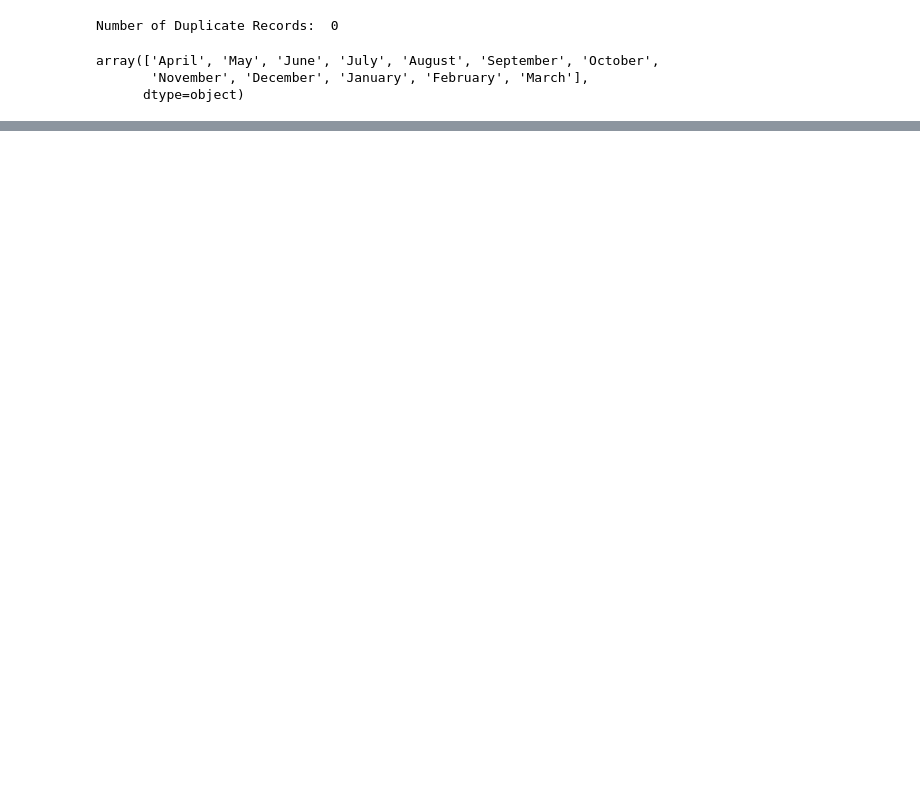
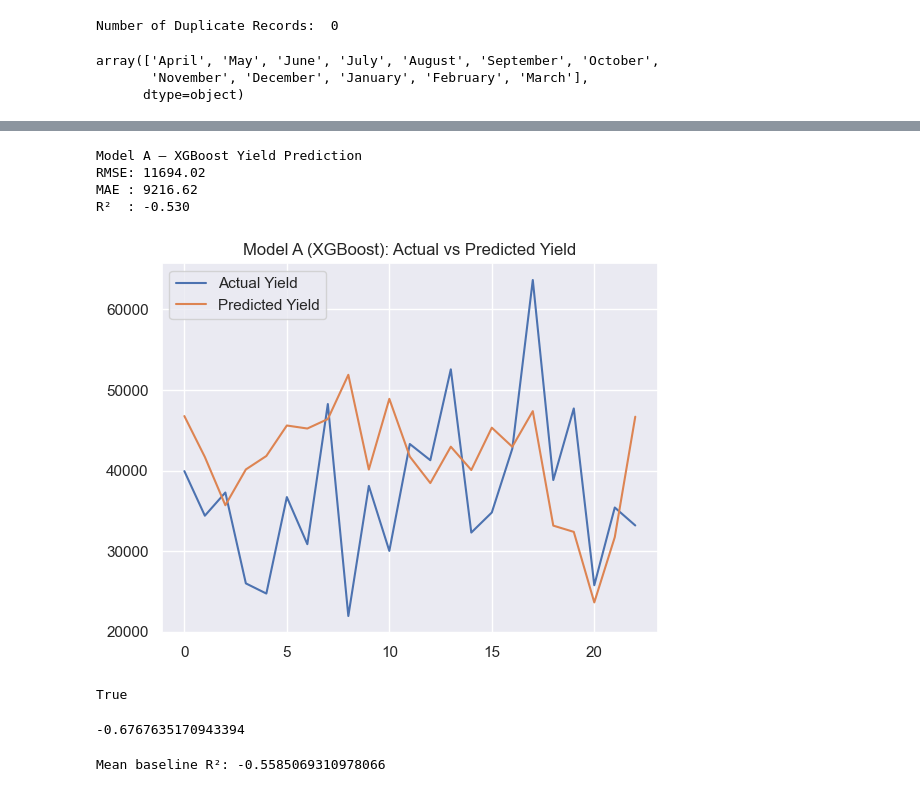
Before and after one commit to Akshatha7710/smart-tea-estate-management-system, a Jupyter notebook: Notebooks/productivity_prediction.ipynb, the cells around one changed output, grey strips where cells are left out. Cells and saved outputs as stored; diff of their text form; code cells hidden in the pictures; blank space fills up the shorter version.

Commit message:
Trained an XGBoost Model

```diff
--- a/Notebooks/productivity_prediction.ipynb
+++ b/Notebooks/productivity_prediction.ipynb
@@ -169,0 +305,25 @@ plt.show()
+# %%
+features = ['rainfall','wet_days','temperature_T2M','irradiance_SW_DWN','total_workforce','female_workforceRatio','yield_lag_1','yield_lag_2','yield_lag_3','rainfall_lag_1']
+
+target = ['yield']
+X=df[features]
+Y=df[target]
+# %%
+split_idx=int(len(df)*0.8)
+x_train = X.iloc[:split_idx]
+y_train = Y.iloc[:split_idx]
+
+x_test = X.iloc[split_idx:]
+y_test = Y.iloc[split_idx:]
+# %%
+xgb_model = XGBRegressor(
+    n_estimators=300,
+    max_depth=4,
+    learning_rate=0.05,
+    subsample=0.8,
+    colsample_bytree=0.8,
+    objective="reg:squarederror",
+    random_state=42
+)
+
+xgb_model.fit(x_train, y_train)
@@ -169,0 +342,45 @@ plt.show()
+# %%
+y_pred = xgb_model.predict(x_test)
+
+rmse = np.sqrt(mean_squared_error(y_test, y_pred))
+mae  = mean_absolute_error(y_test, y_pred)
+r2   = r2_score(y_test, y_pred)
+
+print("Model A — XGBoost Yield Prediction")
+print(f"RMSE: {rmse:.2f}")
+print(f"MAE : {mae:.2f}")
+print(f"R²  : {r2:.3f}")
+# %% [output]
+Model A — XGBoost Yield Prediction
+RMSE: 11694.02
+MAE : 9216.62
+R²  : -0.530
+# %%
+plt.figure()
+plt.plot(y_test.values, label="Actual Yield")
+plt.plot(y_pred, label="Predicted Yield")
+plt.legend()
+plt.title("Model A (XGBoost): Actual vs Predicted Yield")
+plt.show()
+# %% [output]
+[figure, added]
+# %%
+x_train.index.equals(y_train.index)
+x_test.index.equals(y_test.index)
+# %% [output]
+True
+# %%
+from sklearn.linear_model import LinearRegression
+
+lr = LinearRegression()
+lr.fit(x_train, y_train)
+pred = lr.predict(x_test)
+
+print(r2_score(y_test, pred))
+# %% [output]
+-0.6767635170943394
+# %%
+mean_pred = np.repeat(y_train.mean(), len(y_test))
+print("Mean baseline R²:", r2_score(y_test, mean_pred))
+# %% [output]
+Mean baseline R²: -0.5585069310978066
```
Also changed, not shown: parts of 18 cells of this notebook.
